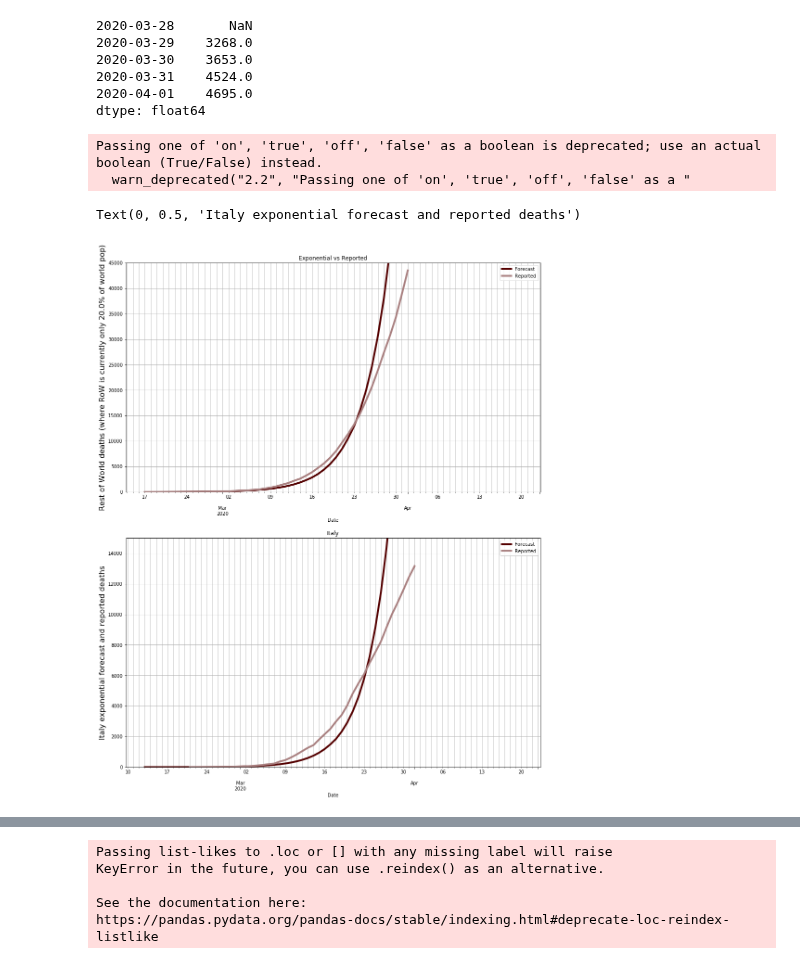
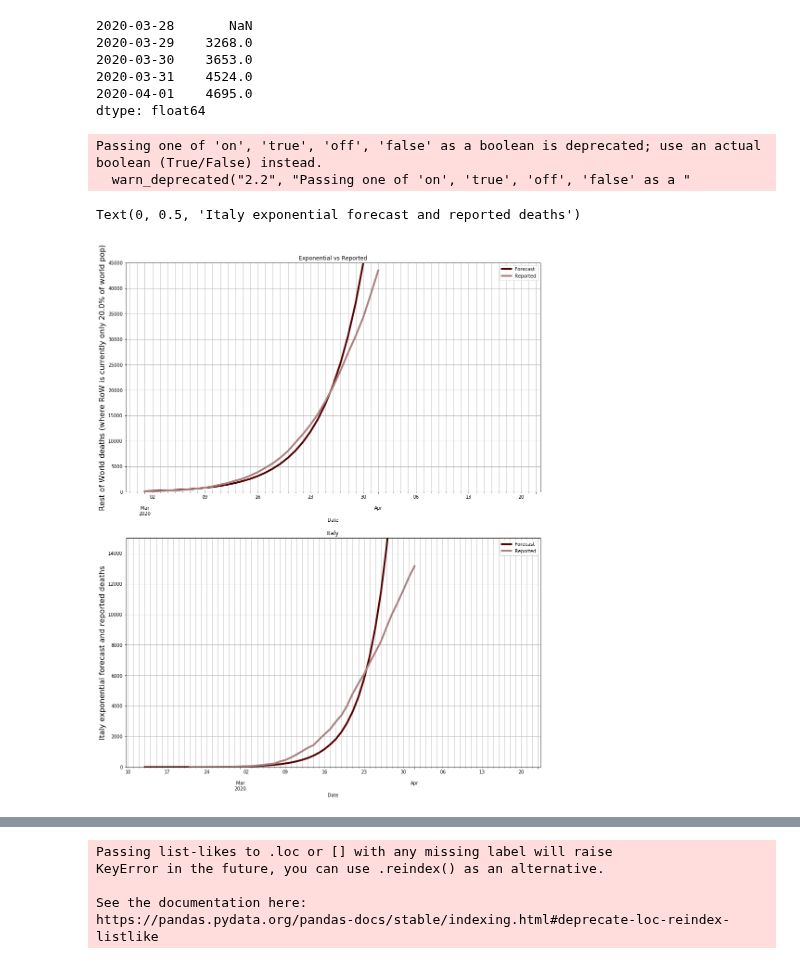
Before and after one commit to djhume/COVID-19, a Jupyter notebook: COVID-19.ipynb, the cells around one changed output, grey strips where cells are left out. Drawn from its saved outputs; the diff is of its cells as text; code cells hidden in the pictures.

```diff
--- a/COVID-19.ipynb
+++ b/COVID-19.ipynb
@@ -332,23 +343,23 @@ dtype: float64
 # %%
 fig = plt.figure(1, figsize=[16,20])
 ax = fig.add_subplot(211)
-fit_exp(RoW_D, start_date=datetime(2020,2,17)).plot(ax=ax, lw=4)
+fit_exp(RoW_D, start_date=datetime(2020,3,1)).plot(ax=ax, lw=4)
 ax.set_ylim([0, 45000])
 ax.set_title('Exponential vs Reported')
 grid('on', which='both')
 ax.set_ylabel('Rest of World deaths (where RoW is currently only ' + str(pop_pc.round()) + '% of world pop)', fontsize=16)
 
 ax2 = fig.add_subplot(212)
 ax2.set_title('Italy')
 fit_exp(RoW_D2['Italy'], start_date=datetime(2020,2,13)).plot(ax=ax2, lw=4)
 ax2.set_ylim([0, 15000])
 ax2.grid('on', which='both')
 ax2.set_ylabel('Italy exponential forecast and reported deaths', fontsize=16)
 # %% [output]
 Passing one of 'on', 'true', 'off', 'false' as a boolean is deprecated; use an actual boolean (True/False) instead.
   warn_deprecated("2.2", "Passing one of 'on', 'true', 'off', 'false' as a "
 Text(0, 0.5, 'Italy exponential forecast and reported deaths')
-[figure, old version]
+[figure, new version]
 # %%
 # Note Spain, Italy and US all above forecast exponential curves in initial stqges.
 fig = plt.figure(1, figsize=[16,12])
```
Also changed, not shown: parts of 11 cells of this notebook.
